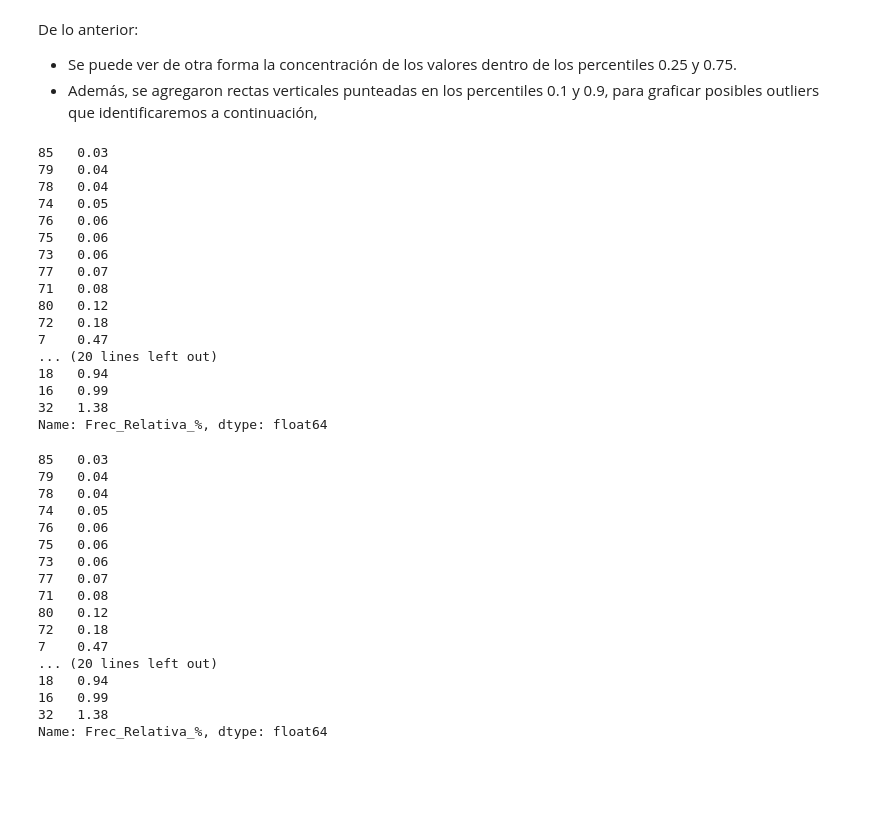
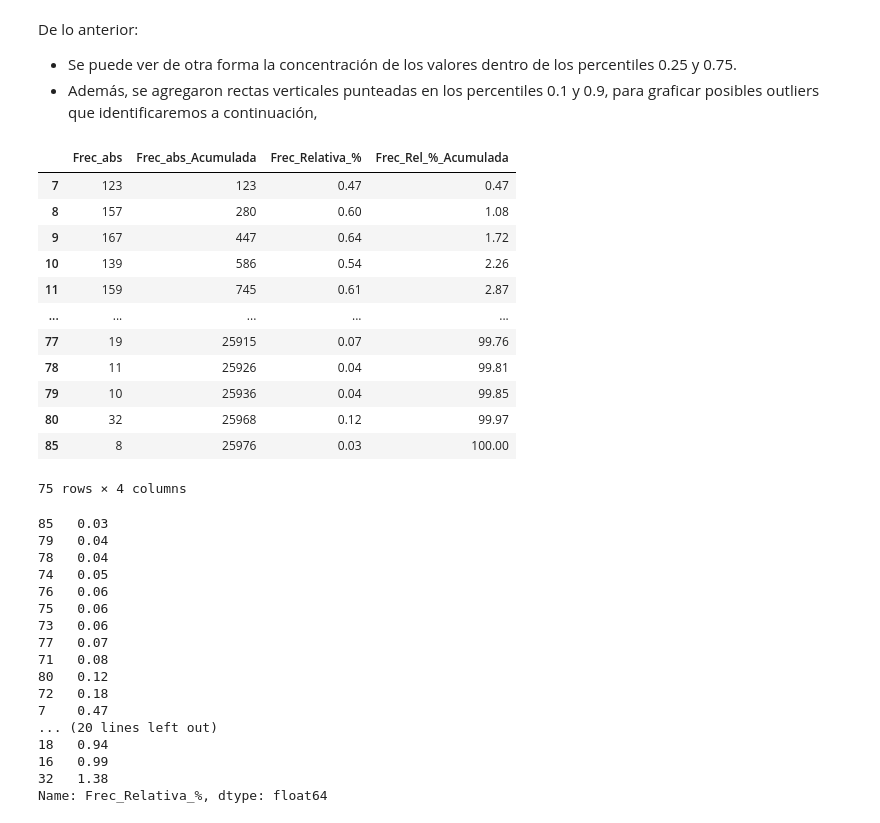
Before and after one commit to MHerrera11/Coderhouse, a Jupyter notebook: notebooks/Satisfacción de Clientes en Vuelos.ipynb, the cells around one changed output. Drawn from its saved outputs; the diff is of its cells as text; code cells hidden in the pictures; blank space fills up the shorter version.

```diff
--- a/notebooks/Satisfacción de Clientes en Vuelos.ipynb
+++ b/notebooks/Satisfacción de Clientes en Vuelos.ipynb
@@ -501,51 +502,47 @@ frec_df.rename(columns={'Age':'Frec_abs'},inplace=True)
 Frec_abs_val = frec_df["Frec_abs"].values
 ## Creamos una lista vacia en donde vamos a guardar las frecuencias absolutas acumuladas
 acum = []
 ## Iniciamos una variable en la que guardaremos los valores anteriores
 valor_acum = 0
 ## Recorremos la lista  de las frecuencias absolutas para ir sumandolas
 for i in Frec_abs_val:
     valor_acum = valor_acum + i
     acum.append(valor_acum)
 frec_df["Frec_abs_Acumulada"] = acum
 
 # Frecuencia Relativa en %
 frec_df["Frec_Relativa_%"] = round(100 * frec_df["Frec_abs"]/len(Age),4)
 
 # Frecuencias acumuladas relativas
 
 # Obtenemos los valores de las Frecuencias Relativas
 Frec_rel_val = frec_df["Frec_Relativa_%"].values
 #Creamos una lista vacia en donde vamos a guardar las frecuencias relativas acumuladas
 acum = []
 #Iniciamos una variable  en la que guardaremos los valores anteriores
 valor_acum = 0
 #Recorremos la lista  de las frecuencias relativas para ir sumandolas
 for i in Frec_rel_val:
     valor_acum = valor_acum + i
     acum.append(valor_acum)
 
 frec_df["Frec_Rel_%_Acumulada"] = acum
 
-print(frec_df["Frec_Relativa_%"].sort_values(ascending=True).head(35))
+frec_df
 # %% [output]
+|  | Frec_abs | Frec_abs_Acumulada | Frec_Relativa_% | Frec_Rel_%_Acumulada |
+| 7 | 123 | 123 | 0.47 | 0.47 |
+| 8 | 157 | 280 | 0.60 | 1.08 |
+| 9 | 167 | 447 | 0.64 | 1.72 |
+| 10 | 139 | 586 | 0.54 | 2.26 |
+| 11 | 159 | 745 | 0.61 | 2.87 |
+| ... | ... | ... | ... | ... |
+| 77 | 19 | 25915 | 0.07 | 99.76 |
+| 78 | 11 | 25926 | 0.04 | 99.81 |
+| 79 | 10 | 25936 | 0.04 | 99.85 |
+| 80 | 32 | 25968 | 0.12 | 99.97 |
+| 85 | 8 | 25976 | 0.03 | 100.00 |
-85   0.03
-79   0.04
-78   0.04
-74   0.05
-76   0.06
-75   0.06
-73   0.06
-77   0.07
-71   0.08
-80   0.12
-72   0.18
-7    0.47
-... (20 lines left out)
-18   0.94
-16   0.99
-32   1.38
-Name: Frec_Relativa_%, dtype: float64
+75 rows × 4 columns
 # %%
 frec_df['Frec_Relativa_%'].sort_values(ascending=True).head(35)
 # %% [output]
```
Also changed, not shown: parts of 9 cells of this notebook.
